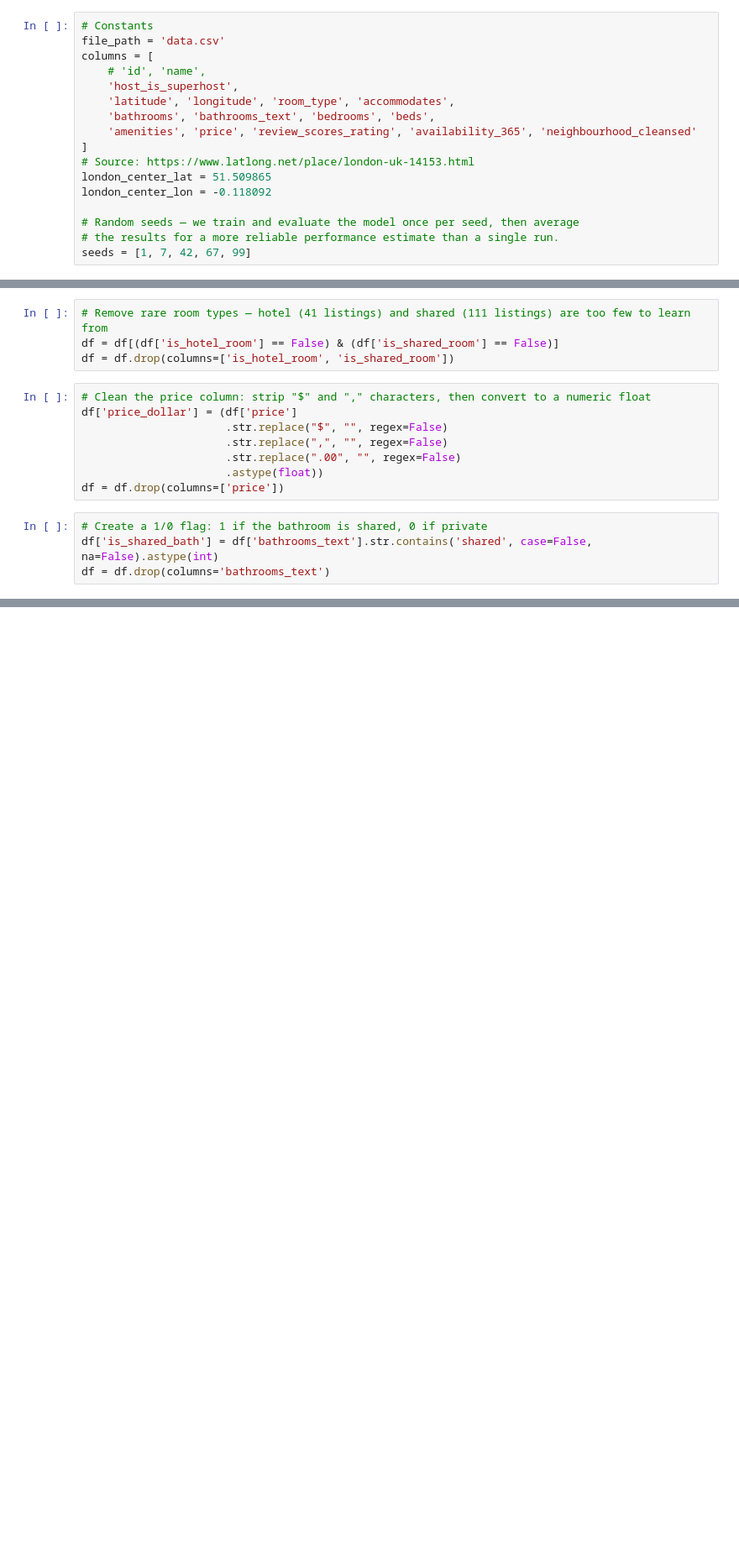
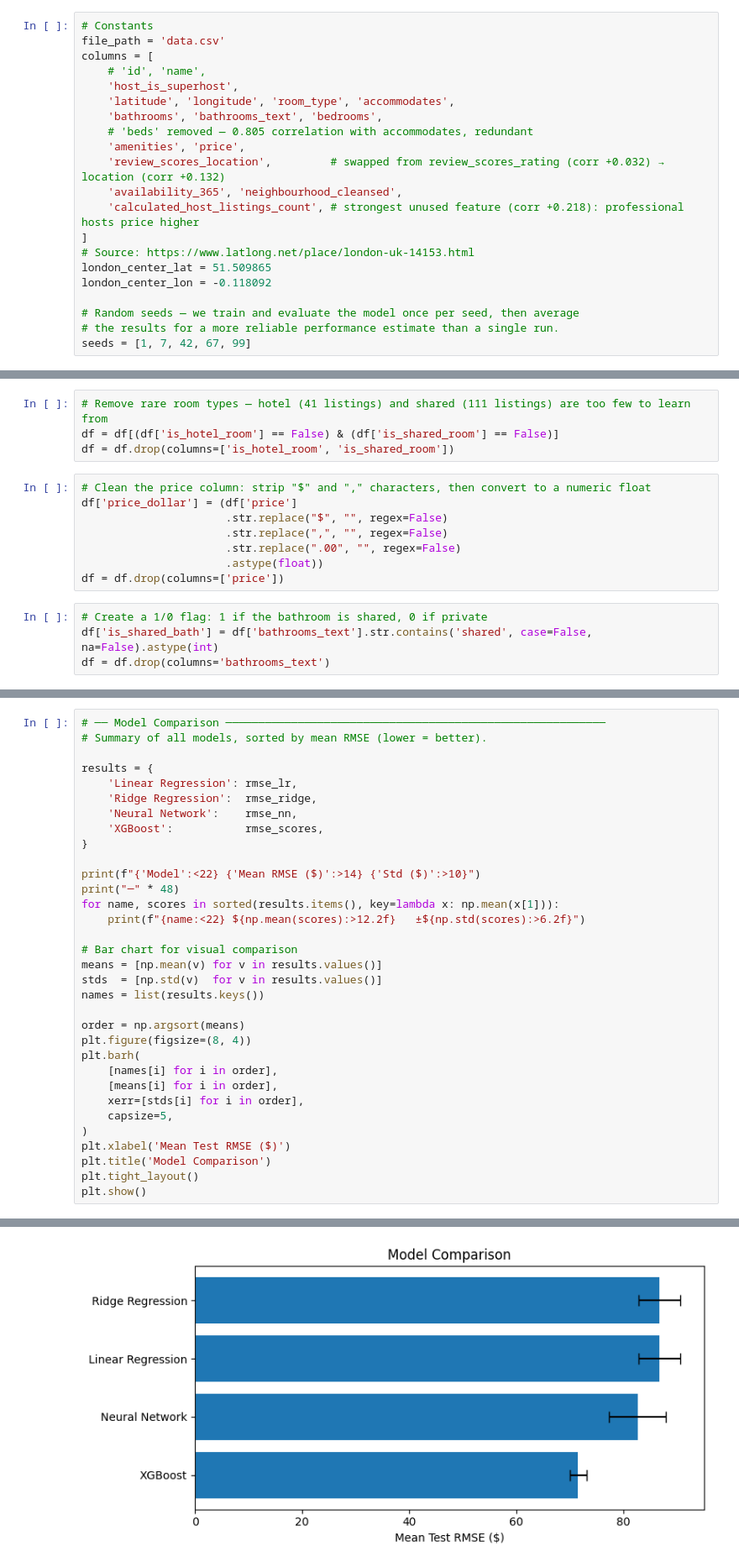
Before and after one commit to pa19duxu/AirbnbPrices, a Jupyter notebook: Prediction.ipynb, the cells around one changed output, grey strips where cells are left out. Shown at 84% size. Saved outputs shown, nothing was run; the diff lists cells and outputs as text; blank space fills up the shorter version.

```diff
--- a/Prediction.ipynb
+++ b/Prediction.ipynb
@@ -19,8 +21,12 @@ columns = [
     # 'id', 'name',
     'host_is_superhost',
     'latitude', 'longitude', 'room_type', 'accommodates',
-    'bathrooms', 'bathrooms_text', 'bedrooms', 'beds',
-    'amenities', 'price', 'review_scores_rating', 'availability_365', 'neighbourhood_cleansed'
+    'bathrooms', 'bathrooms_text', 'bedrooms',
+    # 'beds' removed — 0.805 correlation with accommodates, redundant
+    'amenities', 'price',
+    'review_scores_location',         # swapped from review_scores_rating (corr +0.032) → location (corr +0.132)
+    'availability_365', 'neighbourhood_cleansed',
+    'calculated_host_listings_count', # strongest unused feature (corr +0.218): professional hosts price higher
 ]
 # Source: https://www.latlong.net/place/london-uk-14153.html
 london_center_lat = 51.509865
@@ -260,0 +475,34 @@ df["amenities_filtered"] = df["amenities"].apply(safe_parse).apply(
+# %%
+# ── Model Comparison ──────────────────────────────────────────────────────────
+# Summary of all models, sorted by mean RMSE (lower = better).
+
+results = {
+    'Linear Regression': rmse_lr,
+    'Ridge Regression':  rmse_ridge,
+    'Neural Network':    rmse_nn,
+    'XGBoost':           rmse_scores,
+}
+
+print(f"{'Model':<22} {'Mean RMSE ($)':>14} {'Std ($)':>10}")
+print("─" * 48)
+for name, scores in sorted(results.items(), key=lambda x: np.mean(x[1])):
+    print(f"{name:<22} ${np.mean(scores):>12.2f}   ±${np.std(scores):>6.2f}")
+
+# Bar chart for visual comparison
+means = [np.mean(v) for v in results.values()]
+stds  = [np.std(v)  for v in results.values()]
+names = list(results.keys())
+
+order = np.argsort(means)
+plt.figure(figsize=(8, 4))
+plt.barh(
+    [names[i] for i in order],
+    [means[i] for i in order],
+    xerr=[stds[i] for i in order],
+    capsize=5,
+)
+plt.xlabel('Mean Test RMSE ($)')
+plt.title('Model Comparison')
+plt.tight_layout()
+plt.show()
+# %% [output]
@@ -260,0 +515 @@ df["amenities_filtered"] = df["amenities"].apply(safe_parse).apply(
+[figure, added]
```
Also changed, not shown: parts of 17 cells of this notebook.
